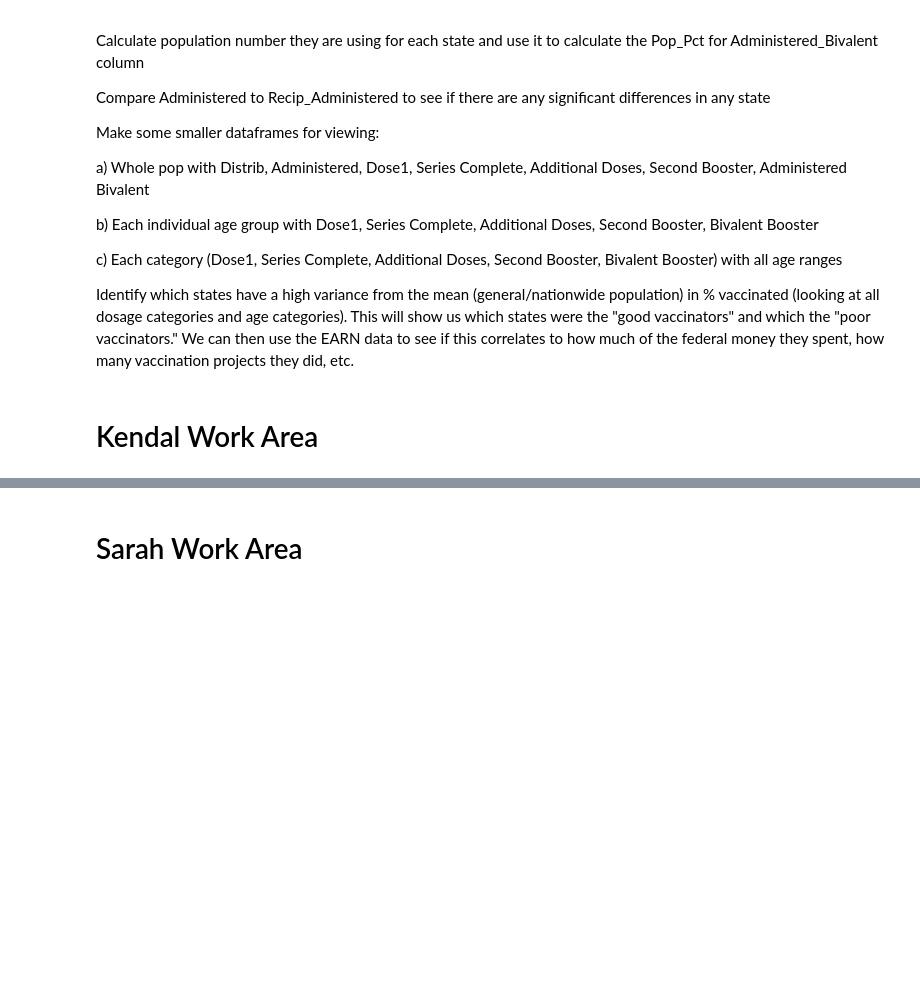
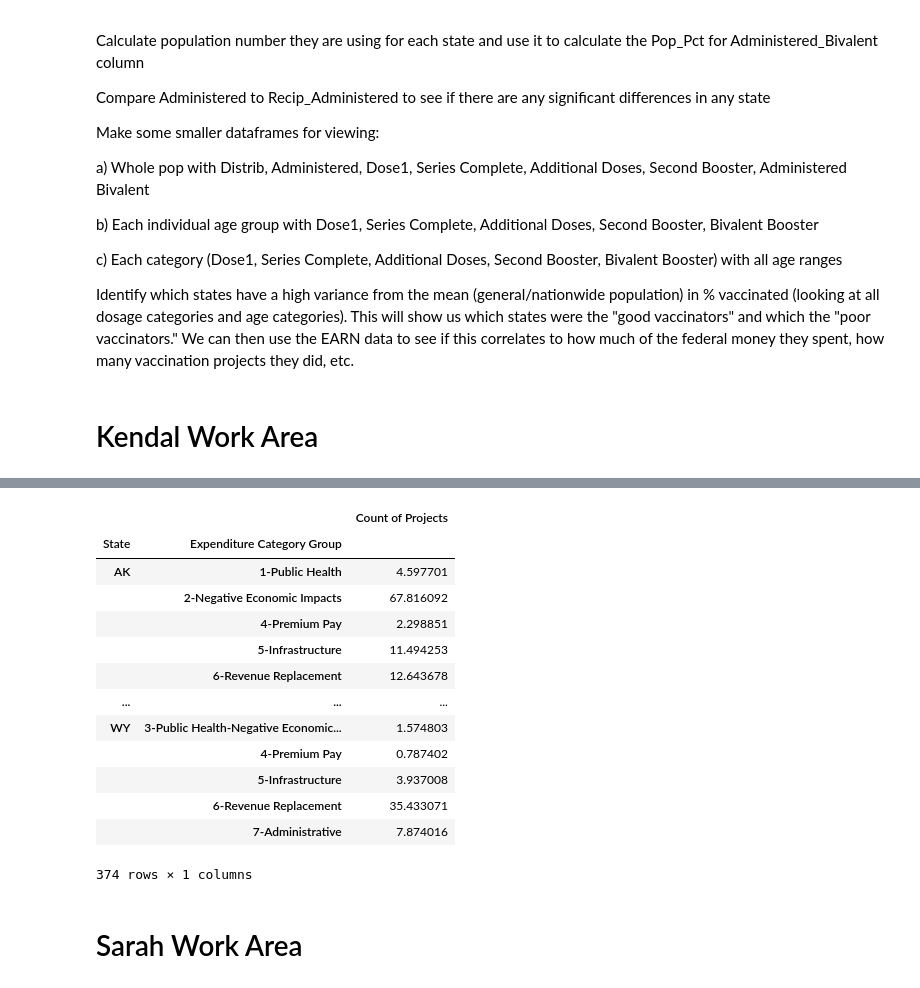
Before and after one commit to Evdawg/Project_1_Covid_Data, a Jupyter notebook: Project_1_covid.ipynb, the cells around one changed output, grey strips where cells are left out. Drawn from its saved outputs; the diff is of its cells as text; code cells hidden in the pictures; blank space fills up the shorter version.

Commit message:
15 May 2023 adding groupby dataframes for count of projects by expenditure category group

```diff
--- a/Project_1_covid.ipynb
+++ b/Project_1_covid.ipynb
@@ -753,6 +926,22 @@ categories_percentage_overall = pd.DataFrame(categories_percentage_overall)
 # %%
 spending_by_state = all_us_projects_df.groupby(['State', 'Expenditure Category Group']).count()
 total_projects_per_state = spending_by_state.groupby('State')['Recipient Name'].sum()
 categories_percentage_by_state = (spending_by_state['Recipient Name']/total_projects_per_state)*100
 categories_percentage_by_state = pd.DataFrame(categories_percentage_by_state)
-(categories_percentage_by_state)
+categories_percentage_by_state.rename(columns={'Recipient Name': 'Count of Projects'}, inplace=True)
+categories_percentage_by_state
+# %% [output]
+|  |  | Count of Projects |
+| State | Expenditure Category Group |  |
+| AK | 1-Public Health | 4.597701 |
+|  | 2-Negative Economic Impacts | 67.816092 |
+|  | 4-Premium Pay | 2.298851 |
+|  | 5-Infrastructure | 11.494253 |
+|  | 6-Revenue Replacement | 12.643678 |
+| ... | ... | ... |
+| WY | 3-Public Health-Negative Economic... | 1.574803 |
+|  | 4-Premium Pay | 0.787402 |
+|  | 5-Infrastructure | 3.937008 |
+|  | 6-Revenue Replacement | 35.433071 |
+|  | 7-Administrative | 7.874016 |
+374 rows × 1 columns
```
Also changed, not shown: parts of 29 cells of this notebook.
